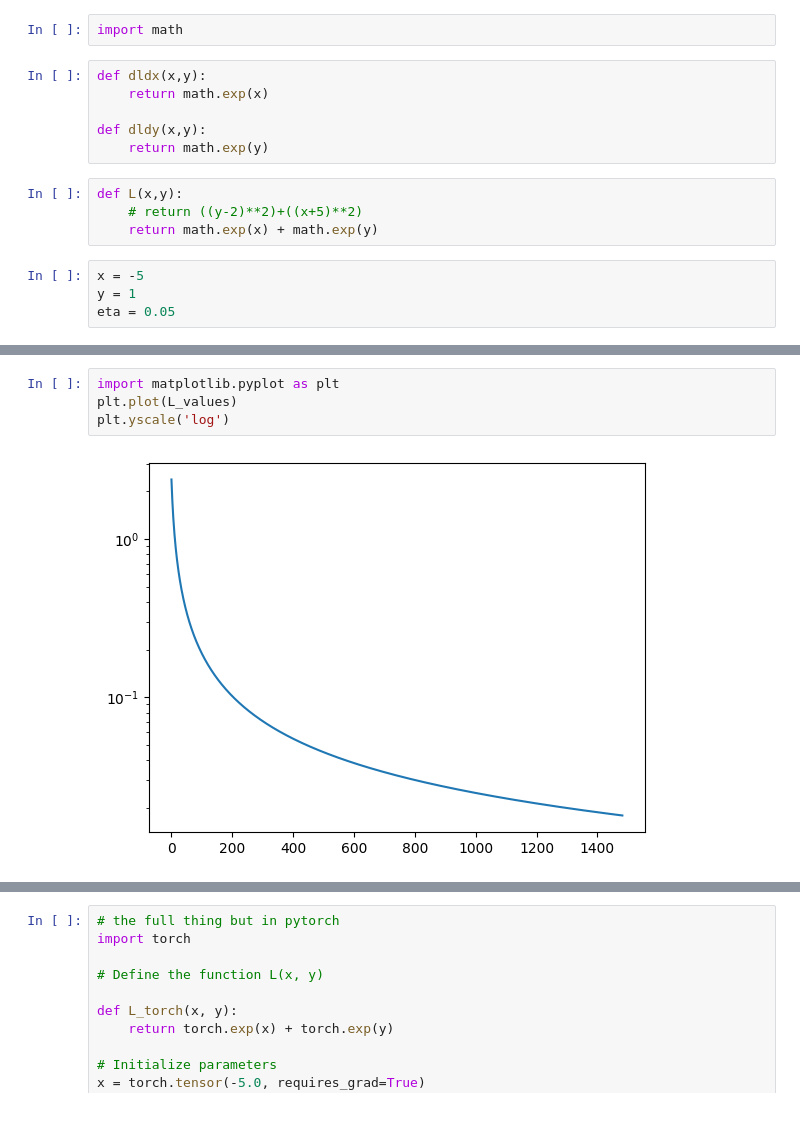
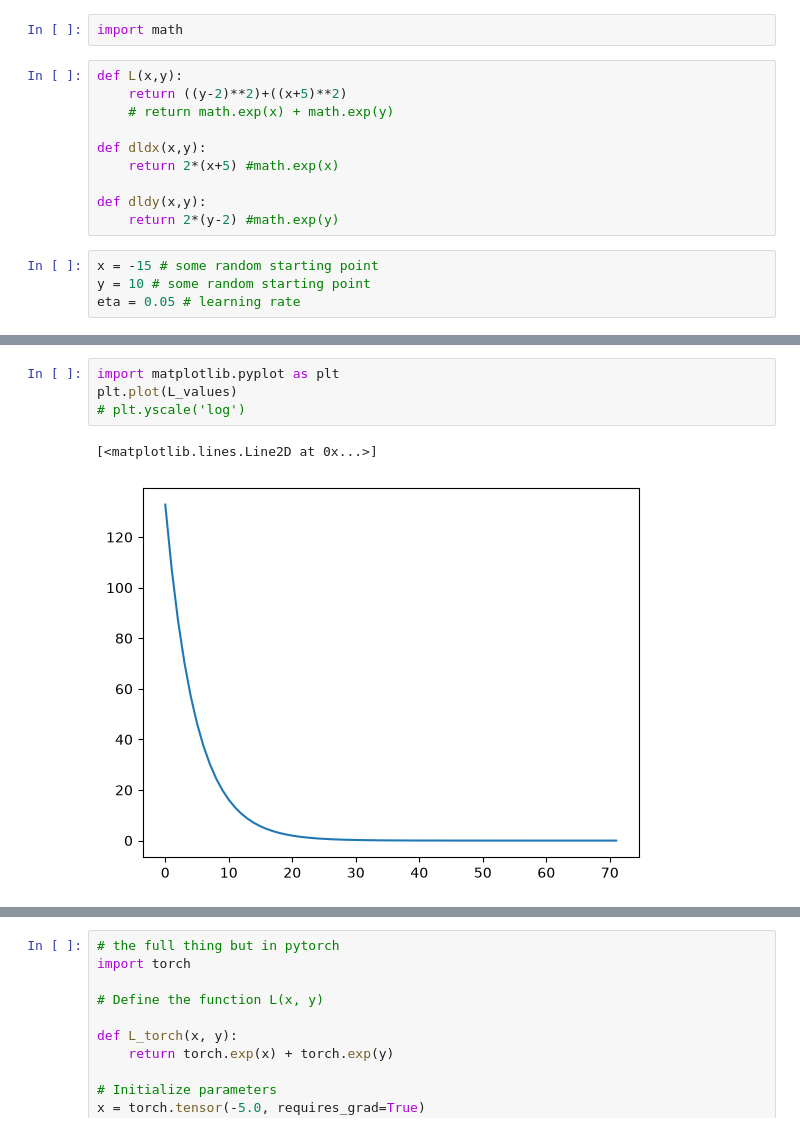
Before and after one commit to vaibhavgarg1982/DSAI-teaching, a Jupyter notebook: 0000_grad_des.ipynb, the cells around one changed output, grey strips where cells are left out. Drawn from its saved outputs; the diff is of its cells as text.

```diff
--- a/0000_grad_des.ipynb
+++ b/0000_grad_des.ipynb
@@ -6,19 +6,19 @@
 # %%
 import math
 # %%
+def L(x,y):
+    return ((y-2)**2)+((x+5)**2)
+    # return math.exp(x) + math.exp(y)
+
 def dldx(x,y):
-    return math.exp(x)
+    return 2*(x+5) #math.exp(x)
 
 def dldy(x,y):
-    return math.exp(y)
+    return 2*(y-2) #math.exp(y)
-# %%
-def L(x,y):
-    # return ((y-2)**2)+((x+5)**2)
-    return math.exp(x) + math.exp(y)
 # %%
-x = -5
-y = 1
-eta = 0.05
+x = -15 # some random starting point
+y = 10 # some random starting point
+eta = 0.05 # learning rate
 # %%
 init = 1000
 L_values = []
@@ -52,9 +52,10 @@ x: -5.41, y: -4.31, L(x,y): 0.02
 # %%
 import matplotlib.pyplot as plt
 plt.plot(L_values)
-plt.yscale('log')
+# plt.yscale('log')
 # %% [output]
+[<matplotlib.lines.Line2D at 0x...>]
-[figure, old version]
+[figure, new version]
 # %%
 # the entire demo in one cell
 import math
```
Also changed, not shown: parts of 2 cells of this notebook.
